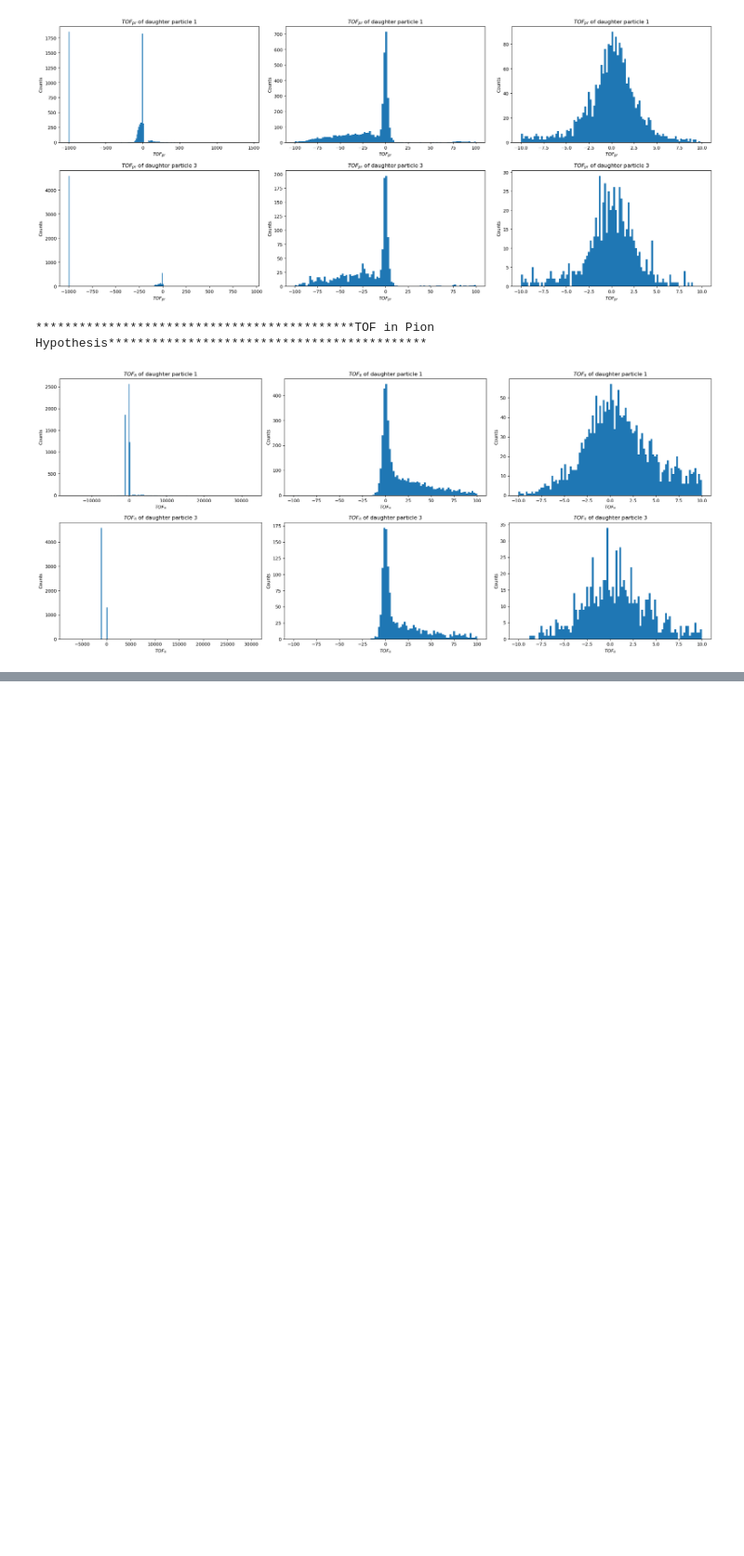
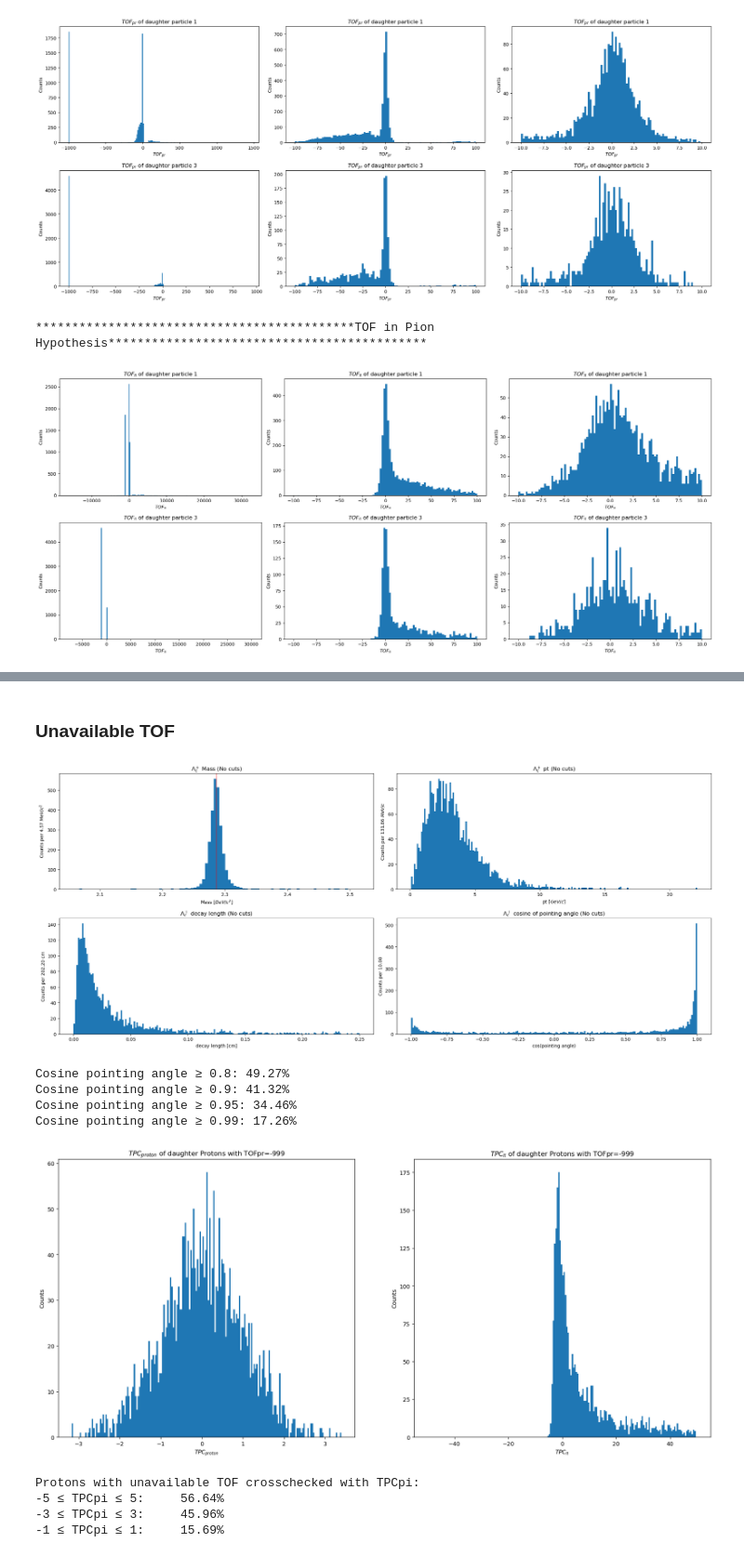
Before and after one commit to LeoPi314/LCPB_Project, a Jupyter notebook: MC_Only_Lambda.ipynb, the cells around one changed output, grey strips where cells are left out. Shown at 93% size. Saved outputs shown, nothing was run; the diff lists cells and outputs as text; code cells hidden in the pictures; blank space fills up the shorter version.

Commit message:
[Mattia] More Lambda MC study

```diff
--- a/MC_Only_Lambda.ipynb
+++ b/MC_Only_Lambda.ipynb
@@ -952,0 +1024,70 @@ plt.show()
+# %% [markdown]
+### Unavailable TOF
+# %%
+unavailable_TOF_proton = np.isclose(np.where(df["PDG_1"]==2212, df["TOFpr_1"], df["TOFpr_3"]),-999)
+df_TOFpr999 = df[unavailable_TOF_proton]
+df_TOFpr999
+
+fig, ax = plt.subplots(2,2, figsize=(21,9))
+MIN_MASS, MAX_MASS = 0.9*m_lambda, 1.1*m_lambda
+N_BINS = 100
+ax[0][0].hist(df_TOFpr999["mass"], bins=N_BINS, range=(MIN_MASS, MAX_MASS))
+ax[0][0].axvline(x=m_lambda, color="red", alpha=0.5)
+ax[0][0].set_xlabel("Mass [$GeV/c^2$]")
+ax[0][0].set_ylabel(f"Counts per {((MAX_MASS-MIN_MASS)/N_BINS)*1000:.2f} $MeV/c^2$")
+ax[0][0].set_title(r"$\Lambda^+_c$ Mass (No cuts)")
+
+N_BINS = 200
+ax[0][1].hist(df_TOFpr999["pt"], bins=N_BINS)
+ax[0][1].set_xlabel("pt [$GeV/c$]")
+ax[0][1].set_ylabel(f"Counts per {((df["pt"].max()-df["pt"].min())/N_BINS)*1000:.2f} $MeV/c$")
+ax[0][1].set_title(r"$\Lambda^+_c$ pt (No cuts)")
+
+N_BINS = 200
+MAX_DL = 0.25
+ax[1][0].hist(df_TOFpr999["decay_length"], bins=N_BINS,range=(0, MAX_DL))
+ax[1][0].set_xlabel("decay length [cm]")
+ax[1][0].set_ylabel(f"Counts per {((df["decay_length"].max()-0)/N_BINS)*1000:.2f} cm")
+ax[1][0].set_title(r"$\Lambda^+_c$ decay length (No cuts)")
+
+
+ax[1][1].hist(df_TOFpr999["cos_pointing"], bins=N_BINS,range=(-1, 1))
+ax[1][1].set_xlabel("cos(pointing angle)")
+ax[1][1].set_ylabel(f"Counts per {((2)/N_BINS)*1000:.2f}")
+ax[1][1].set_title(r"$\Lambda^+_c$ cosine of pointing angle (No cuts)")
+plt.tight_layout()
+plt.show()
+
+COS_THRESHOLD = [0.80,0.90, 0.95, 0.99]
+for i in range (len(COS_THRESHOLD)):
+    print(f"Cosine pointing angle ≥ {COS_THRESHOLD[i]}: {((df_TOFpr999["cos_pointing"]>=COS_THRESHOLD[i]).sum()/len(df_TOFpr999)*100):.2f}%")
+
+fig, ax = plt.subplots(1,2,figsize=(21,9))
+ax[0].hist( np.where(df_TOFpr999["PDG_1"]==2212, df_TOFpr999["TPCpr_1"], df_TOFpr999["TPCpr_3"]), bins=N_bin )
+ax[0].set_title(r"$TPC_{proton}$ of daughter Protons with TOFpr=-999")
+ax[0].set_xlabel(r"$TPC_{proton}$")
+ax[0].set_ylabel(f"Counts")
+
+ax[1].hist( np.where(df_TOFpr999["PDG_1"]==2212, df_TOFpr999["TPCpi_1"], df_TOFpr999["TPCpi_3"]), bins=N_bin, range=(-50,50) )
+ax[1].set_title(r"$TPC_{\pi}$ of daughter Protons with TOFpr=-999")
+ax[1].set_xlabel(r"$TPC_{\pi}$")
+ax[1].set_ylabel(f"Counts")
+plt.show()
+
+print("Protons with unavailable TOF crosschecked with TPCpi:")
+TPC_THR = [5,3,1]
+for i in range(len(TPC_THR)):
+    print(f"{-TPC_THR[i]} ≤ TPCpi ≤ {TPC_THR[i]}: \
+    {sum(np.abs(np.where(df_TOFpr999["PDG_1"]==2212, df_TOFpr999["TPCpi_1"], df_TOFpr999["TPCpi_3"]))<=TPC_THR[i]) \
+    /len(df_TOFpr999)*100:.2f}%")
+# %% [output]
+[figure, added]
+Cosine pointing angle ≥ 0.8: 49.27%
+Cosine pointing angle ≥ 0.9: 41.32%
+Cosine pointing angle ≥ 0.95: 34.46%
+Cosine pointing angle ≥ 0.99: 17.26%
+[figure, added]
+Protons with unavailable TOF crosschecked with TPCpi:
+-5 ≤ TPCpi ≤ 5:     56.64%
+-3 ≤ TPCpi ≤ 3:     45.96%
+-1 ≤ TPCpi ≤ 1:     15.69%
```
Also changed, not shown: parts of 6 cells of this notebook.
